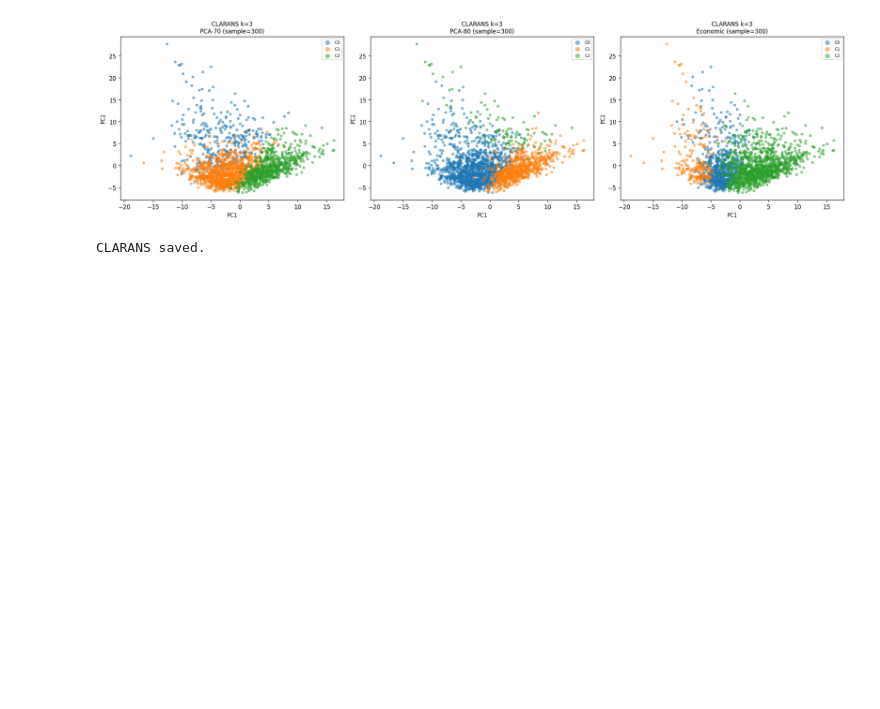
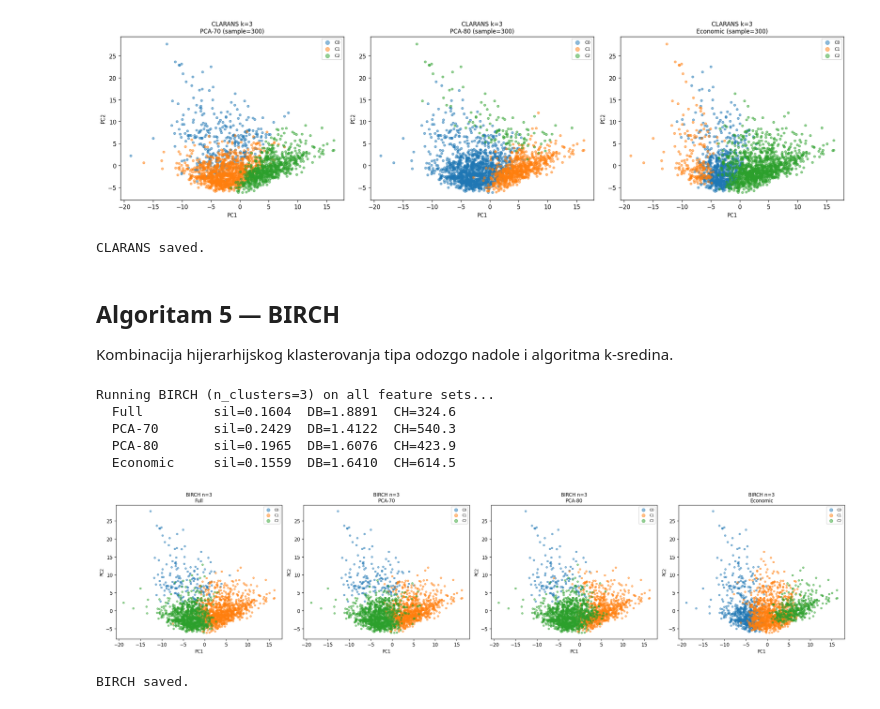
Before and after one commit to davidcuruvija/ip2-project-2026, a Jupyter notebook: 02_clustering.ipynb, the cells around one changed output. Drawn from its saved outputs; the diff is of its cells as text; code cells hidden in the pictures; blank space fills up the shorter version.

Commit message:
Primena algoritma BIRCH

```diff
--- a/02_clustering.ipynb
+++ b/02_clustering.ipynb
@@ -434,3 +434,34 @@ Running CLARANS (k=3, numlocal=2, maxneighbor=5, sample=300)...
   CLARANS (Economic)... sil=0.2153  DB=1.6814  CH=611.0
 [figure]
 CLARANS saved.
+# %% [markdown]
+## Algoritam 5 — BIRCH
+Kombinacija hijerarhijskog klasterovanja tipa odozgo nadole i algoritma k-sredina.
+# %%
+print(f'Running BIRCH (n_clusters={best_k}) on all feature sets...')
+birch_results = {}
+
+fig, axes = plt.subplots(1, 4, figsize=(22, 5))
+for i, (name, X) in enumerate(feature_sets.items()):
+    birch = Birch(n_clusters=best_k, threshold=0.5)
+    labels = birch.fit_predict(X)
+    m = compute_metrics(X, labels)
+    birch_results[name] = {'labels': labels, 'metrics': m, 'model': birch}
+    plot_clusters(X_viz, labels, f'BIRCH n={best_k}\n{name}', axes[i])
+    print(f'  {name:<12} sil={m["silhouette"]:.4f}  DB={m["davies_bouldin"]:.4f}  CH={m["calinski_harabasz"]:.1f}')
+
+plt.tight_layout()
+plt.savefig('figures/birch_clusters.png', dpi=150, bbox_inches='tight')
+plt.show()
+
+all_results['BIRCH'] = birch_results
+joblib.dump(birch_results, 'results_birch.pkl')
+print('BIRCH saved.')
+# %% [output]
+Running BIRCH (n_clusters=3) on all feature sets...
+  Full         sil=0.1604  DB=1.8891  CH=324.6
+  PCA-70       sil=0.2429  DB=1.4122  CH=540.3
+  PCA-80       sil=0.1965  DB=1.6076  CH=423.9
+  Economic     sil=0.1559  DB=1.6410  CH=614.5
+[figure, added]
+BIRCH saved.
```
Also changed, not shown: 2 other files.
